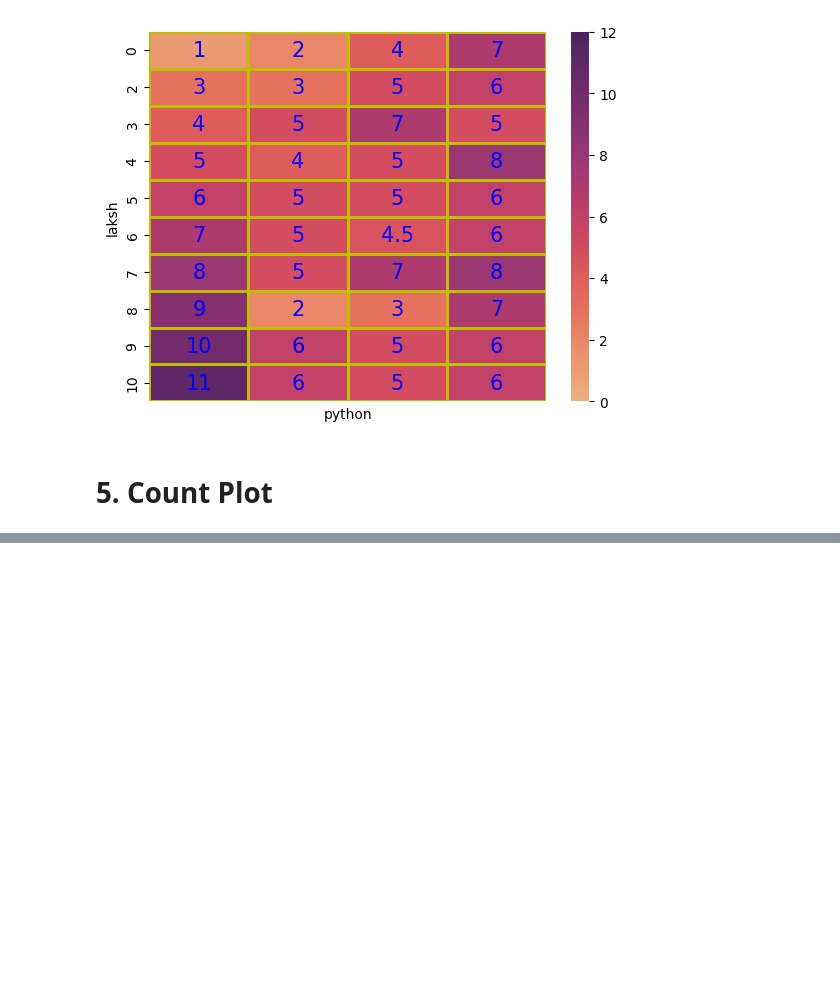
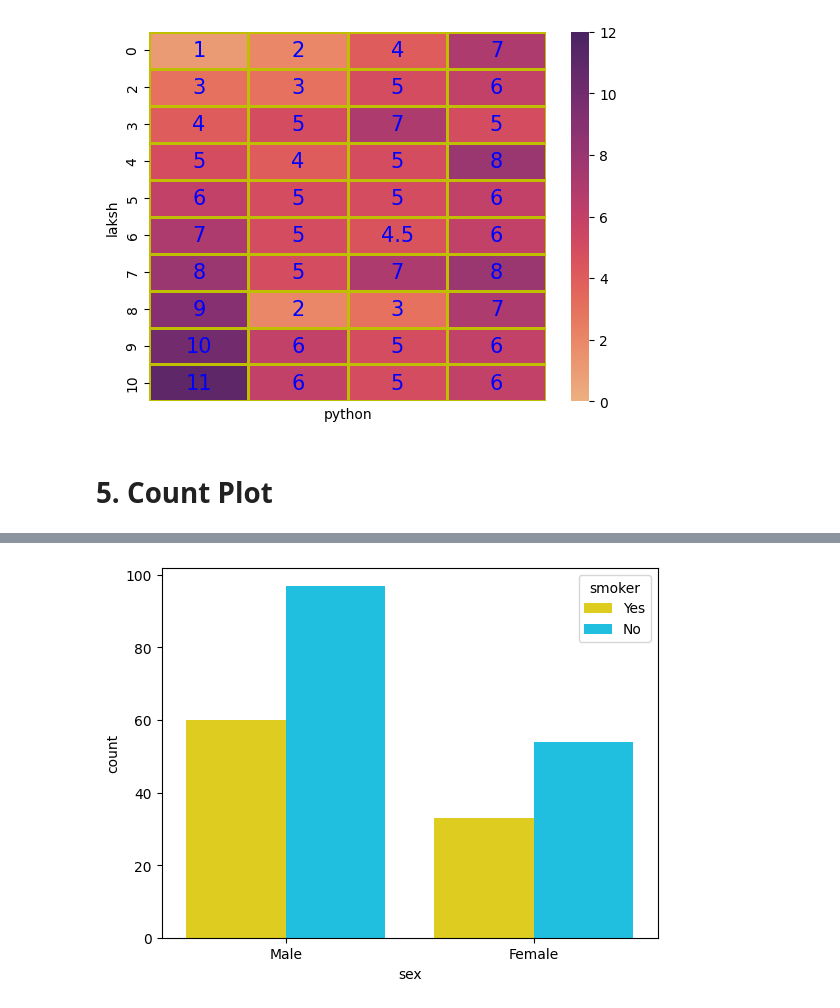
Before and after one commit to lukhi-laksh/Python-Seaborn, a Jupyter notebook: Advance.ipynb, the cells around one changed output, grey strips where cells are left out. Saved outputs shown, nothing was run; the diff lists cells and outputs as text; code cells hidden in the pictures; blank space fills up the shorter version.

```diff
--- a/Advance.ipynb
+++ b/Advance.ipynb
@@ -220,3 +220,10 @@ plt.show()
 [figure]
 # %% [markdown]
 # 5. Count Plot
+# %%
+import matplotlib.pyplot as plt
+import pandas as pd
+import seaborn as sns
+
+var = sns.load_dataset('tips')
+var
@@ -222,0 +244,8 @@ plt.show()
+# %%
+# Count plow show counting
+sns.countplot(x = 'sex', data=var, hue='smoker', palette='jet_r')
+# for horizontal remove comment below
+# sns.countplot(y = 'sex', data=var, hue='smoker')
+plt.show()
+# %% [output]
+[figure, added]
```
Also changed, not shown: parts of 2 cells of this notebook.
